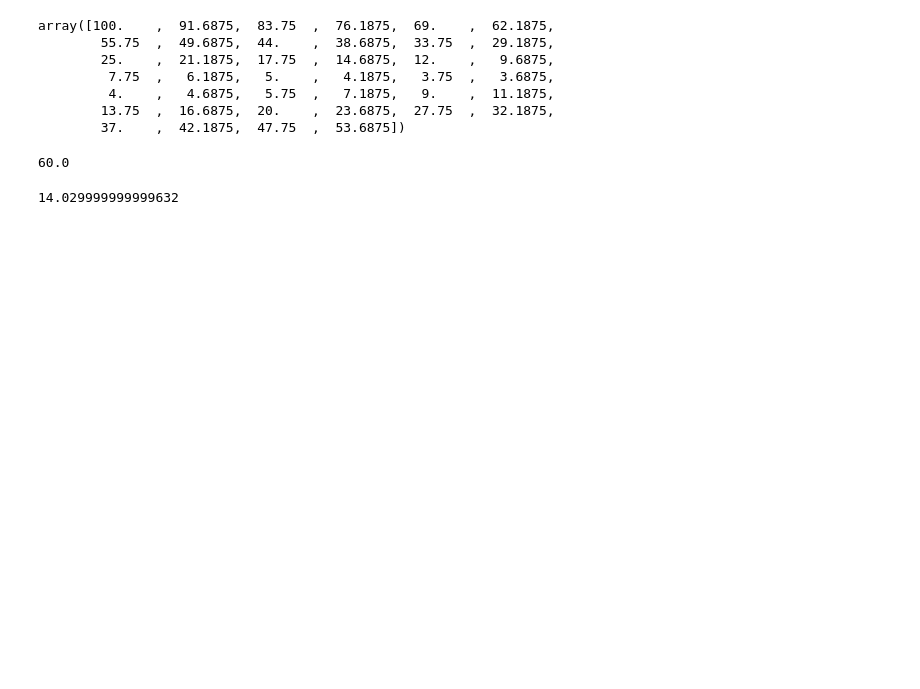
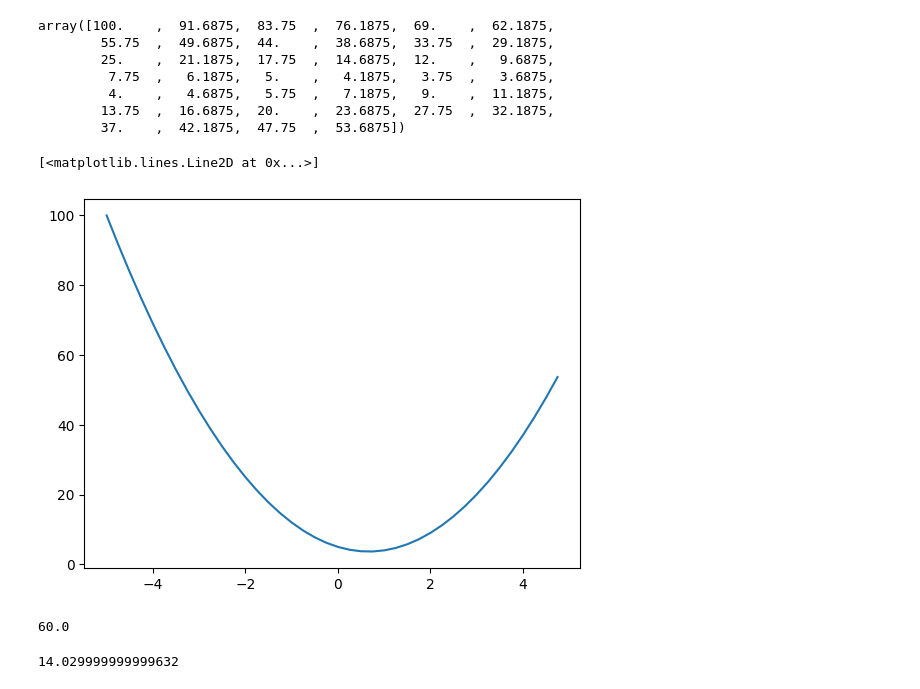
Before and after one commit to LeeSKII/micrograd, a Jupyter notebook: main.ipynb, the cells around one changed output. Cells and saved outputs as stored; diff of their text form; code cells hidden in the pictures; blank space fills up the shorter version.

```diff
--- a/main.ipynb
+++ b/main.ipynb
@@ -20,7 +20,10 @@ array([100.    ,  91.6875,  83.75  ,  76.1875,  69.    ,  62.1875,
 # %%
 import matplotlib.pyplot as plt
 # %%
-#plt.plot(x,y)
+plt.plot(x,y)
+# %% [output]
+[<matplotlib.lines.Line2D at 0x...>]
+[figure, added]
 # %%
 f(5.0)
 # %% [output]
```
Also changed, not shown: parts of 5 cells of this notebook.
